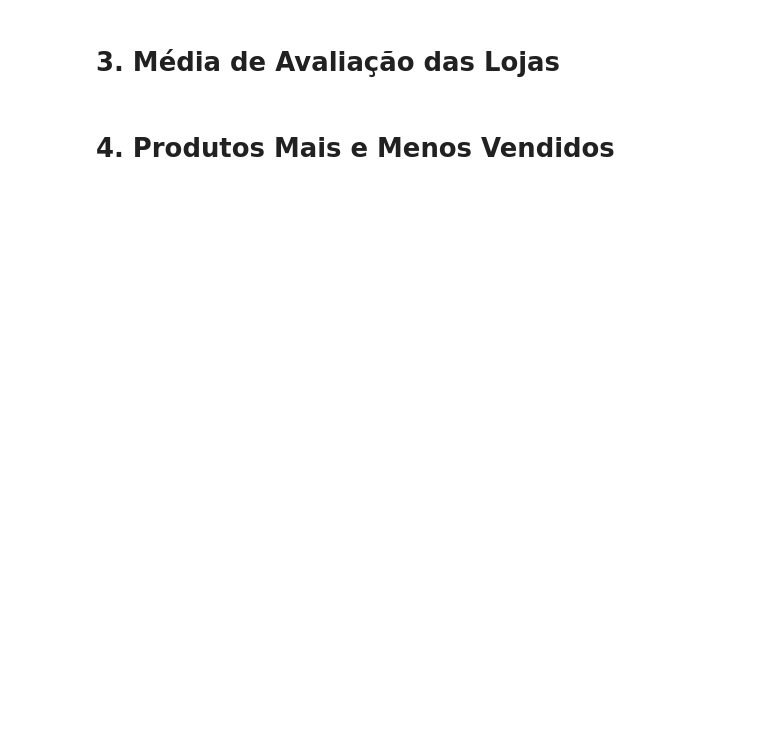
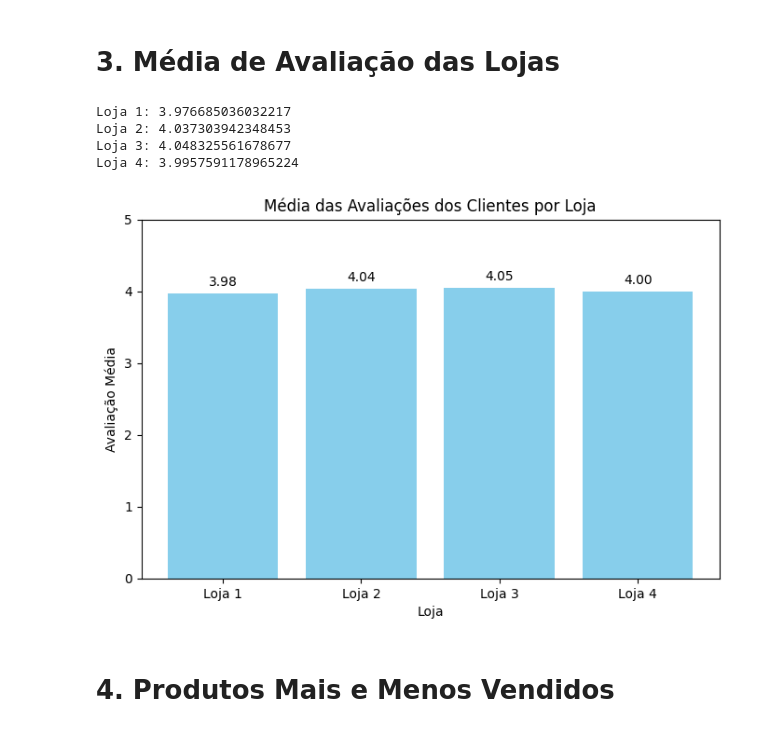
Before and after one commit to tiagoexec/challenge-data-science, a Jupyter notebook: AluraStoreBr.ipynb, the cells around one changed output. Saved outputs shown, nothing was run; the diff lists cells and outputs as text; code cells hidden in the pictures; blank space fills up the shorter version.

```diff
--- a/AluraStoreBr.ipynb
+++ b/AluraStoreBr.ipynb
@@ -38,4 +111,38 @@ Faturamento Loja 4: 1384497.58
 # %% [markdown]
 # 3. Média de Avaliação das Lojas
+# %%
+# Calculando a média das avaliações
+print("Loja 1:", loja1["Avaliação da compra"].mean())
+print("Loja 2:", loja2["Avaliação da compra"].mean())
+print("Loja 3:", loja3["Avaliação da compra"].mean())
+print("Loja 4:", loja4["Avaliação da compra"].mean())
+# %% [output]
+Loja 1: 3.976685036032217
+Loja 2: 4.037303942348453
+Loja 3: 4.048325561678677
+Loja 4: 3.9957591178965224
+# %%
+import matplotlib.pyplot as plt
+
+media_avaliacoes = [
+    loja1["Avaliação da compra"].mean(),
+    loja2["Avaliação da compra"].mean(),
+    loja3["Avaliação da compra"].mean(),
+    loja4["Avaliação da compra"].mean()
+]
+
+lojas = ['Loja 1', 'Loja 2', 'Loja 3', 'Loja 4']
+
+plt.figure(figsize=(8,5))
+plt.bar(lojas, media_avaliacoes, color='skyblue')
+plt.title('Média das Avaliações dos Clientes por Loja')
+plt.xlabel('Loja')
+plt.ylabel('Avaliação Média')
+plt.ylim(0, 5)
+for i, v in enumerate(media_avaliacoes):
+    plt.text(i, v + 0.1, f"{v:.2f}", ha='center')
+plt.show()
+# %% [output]
+[figure, added]
 # %% [markdown]
 # 4. Produtos Mais e Menos Vendidos
```
Also changed, not shown: parts of 9 cells of this notebook.
